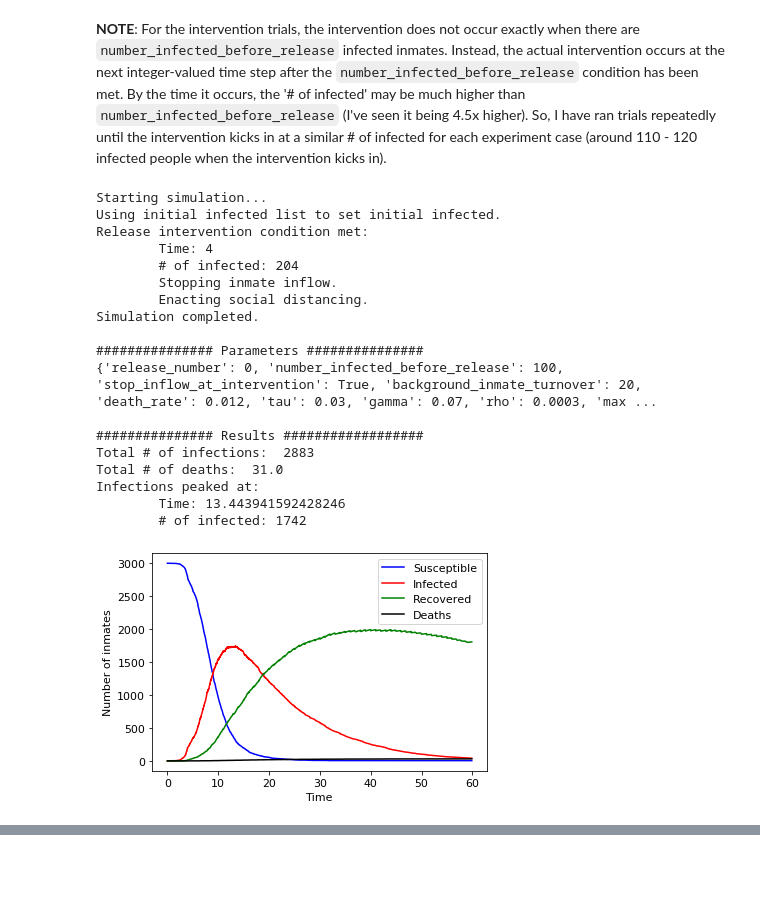
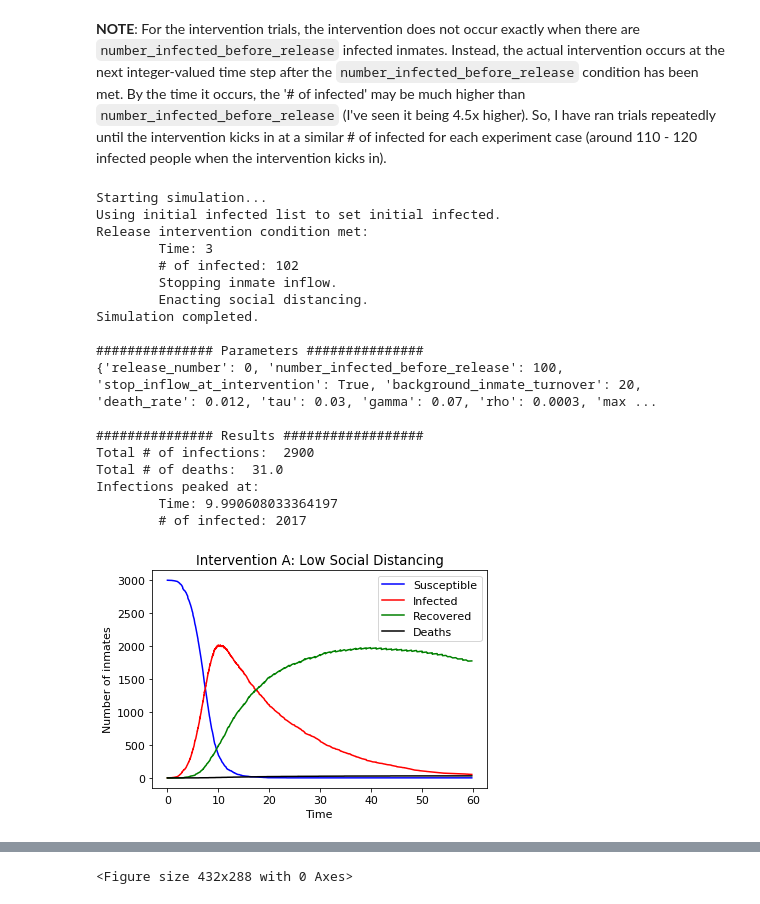
Before and after one commit to bwolfson97/UCLA-Networks-Final-Project, a Jupyter notebook: experiments.ipynb, the cells around one changed output, grey strips where cells are left out. Drawn from its saved outputs; the diff is of its cells as text; code cells hidden in the pictures; blank space fills up the shorter version.

```diff
--- a/experiments.ipynb
+++ b/experiments.ipynb
@@ -130,33 +90,36 @@ Wall time: 9.34 s
 # %%
 %%time
 t, S, I, R, D = (end_to_end(release_number=0,
                             number_infected_before_release=100,
                             stop_inflow_at_intervention=True,
                             social_distance=True,
+                            social_distance_tau=tau/2,
                             background_inmate_turnover=background_inmate_turnover,
                             death_rate=death_rate,
                             tau=tau,
                             gamma=gamma,
                             max_time=max_time,
                             custom_graph=G,
-                            initial_infected_list=initial_infected_list))
+                            initial_infected_list=initial_infected_list,
+                            save_plot=True,
+                            title='Intervention A: Low Social Distancing'))
 # %% [output]
 Starting simulation...
 Using initial infected list to set initial infected.
 Release intervention condition met:
-        Time: 4
-        # of infected: 204
+        Time: 3
+        # of infected: 102
         Stopping inmate inflow.
         Enacting social distancing.
 Simulation completed.
 
 ############### Parameters ###############
 {'release_number': 0, 'number_infected_before_release': 100, 'stop_inflow_at_intervention': True, 'background_inmate_turnover': 20, 'death_rate': 0.012, 'tau': 0.03, 'gamma': 0.07, 'rho': 0.0003, 'max ...
 
 ############### Results ##################
-Total # of infections:  2883
+Total # of infections:  2900
 Total # of deaths:  31.0
 Infections peaked at:
-        Time: 13.443941592428246
-        # of infected: 1742
+        Time: 9.990608033364197
+        # of infected: 2017
-[figure, old version]
+[figure, new version]
@@ -163,0 +128 @@ Wall time: 4.24 s
+<Figure size 432x288 with 0 Axes>
```
Also changed, not shown: parts of 19 cells of this notebook.
